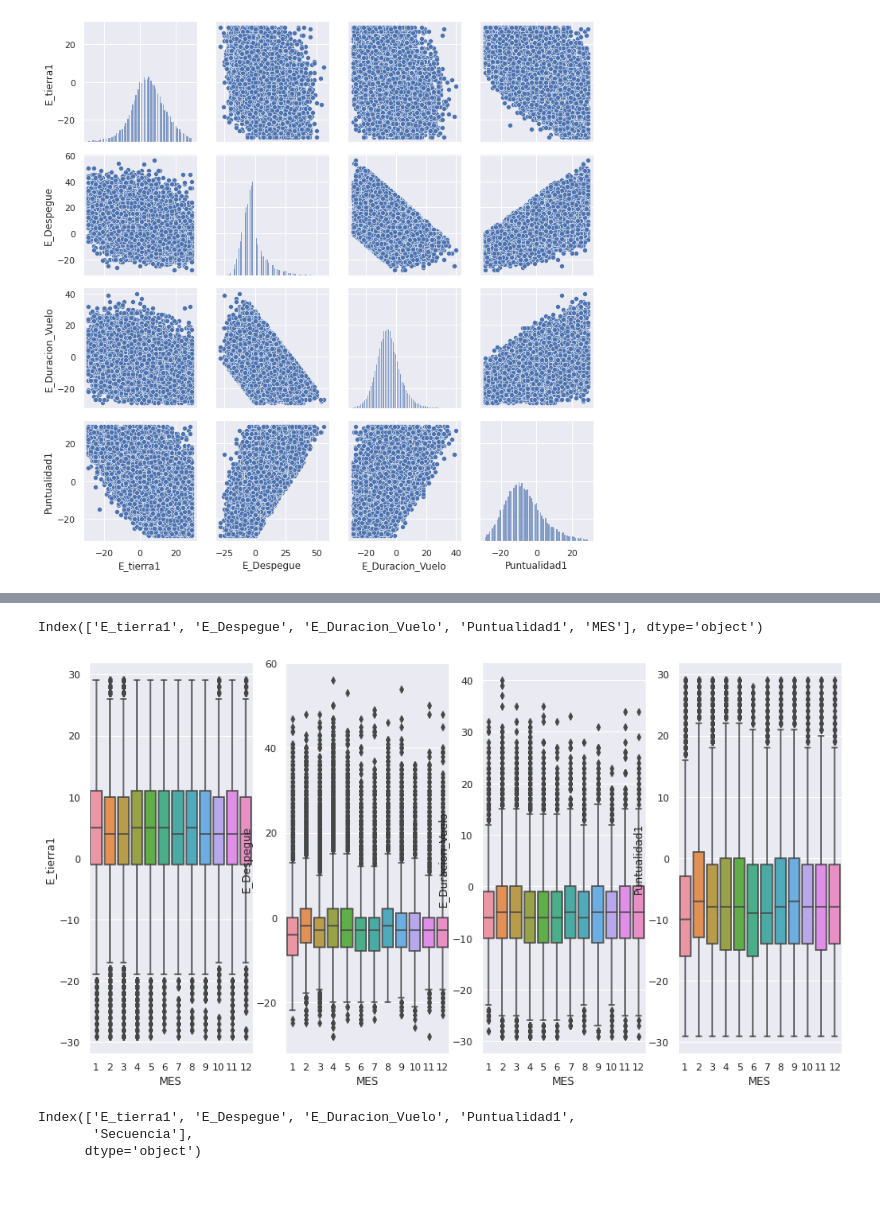
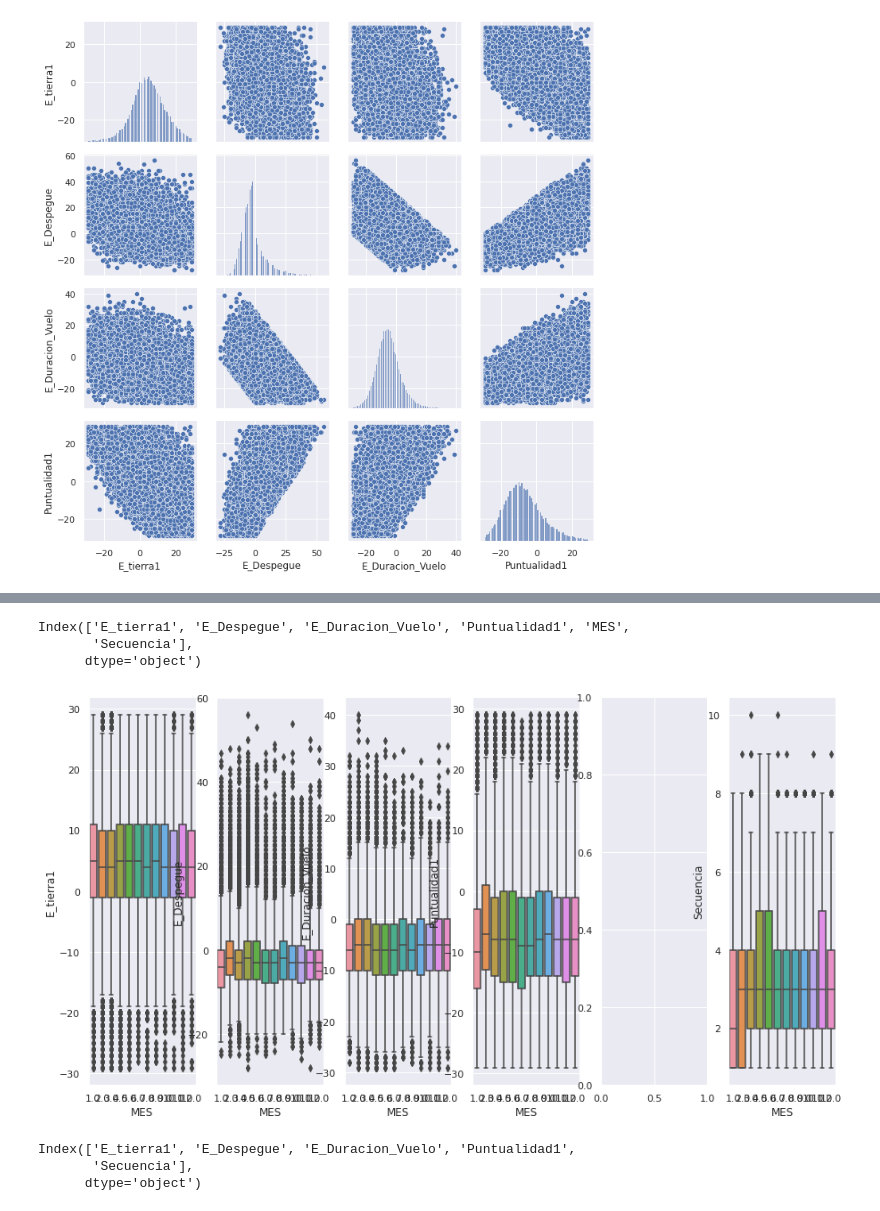
Before and after one commit to JMML2021/Avaluaci-final-per-passar-a-projecte, a Jupyter notebook: Calculo Vueling 2022 con codigos Rev G1.ipynb, the cells around one changed output, grey strips where cells are left out. Drawn from its saved outputs; the diff is of its cells as text; code cells hidden in the pictures.

```diff
--- a/Calculo Vueling 2022 con codigos Rev G1.ipynb
+++ b/Calculo Vueling 2022 con codigos Rev G1.ipynb
@@ -1840,17 +1719,19 @@ Porcentatje de registres rebutjas com outliers 9.68  %
 # %%
 # Correlació entre les principals variables
 
 columnes = df9.columns
 print(columnes)
 
-f, axes = plt.subplots(1, len(columnes)-1)
+f, axes = plt.subplots(1, len(columnes))
 for i,j in enumerate(columnes):
   if j!='MES':
 
     g=sns.boxplot(  y=j, x= "MES", data=df9,  orient='v' , ax=axes[i])
 # %% [output]
-Index(['E_tierra1', 'E_Despegue', 'E_Duracion_Vuelo', 'Puntualidad1', 'MES'], dtype='object')
+Index(['E_tierra1', 'E_Despegue', 'E_Duracion_Vuelo', 'Puntualidad1', 'MES',
+       'Secuencia'],
+      dtype='object')
-[figure, old version]
+[figure, new version]
 # %%
 # Correlació entre les principals variables
 
```
Also changed, not shown: parts of 40 cells of this notebook.
